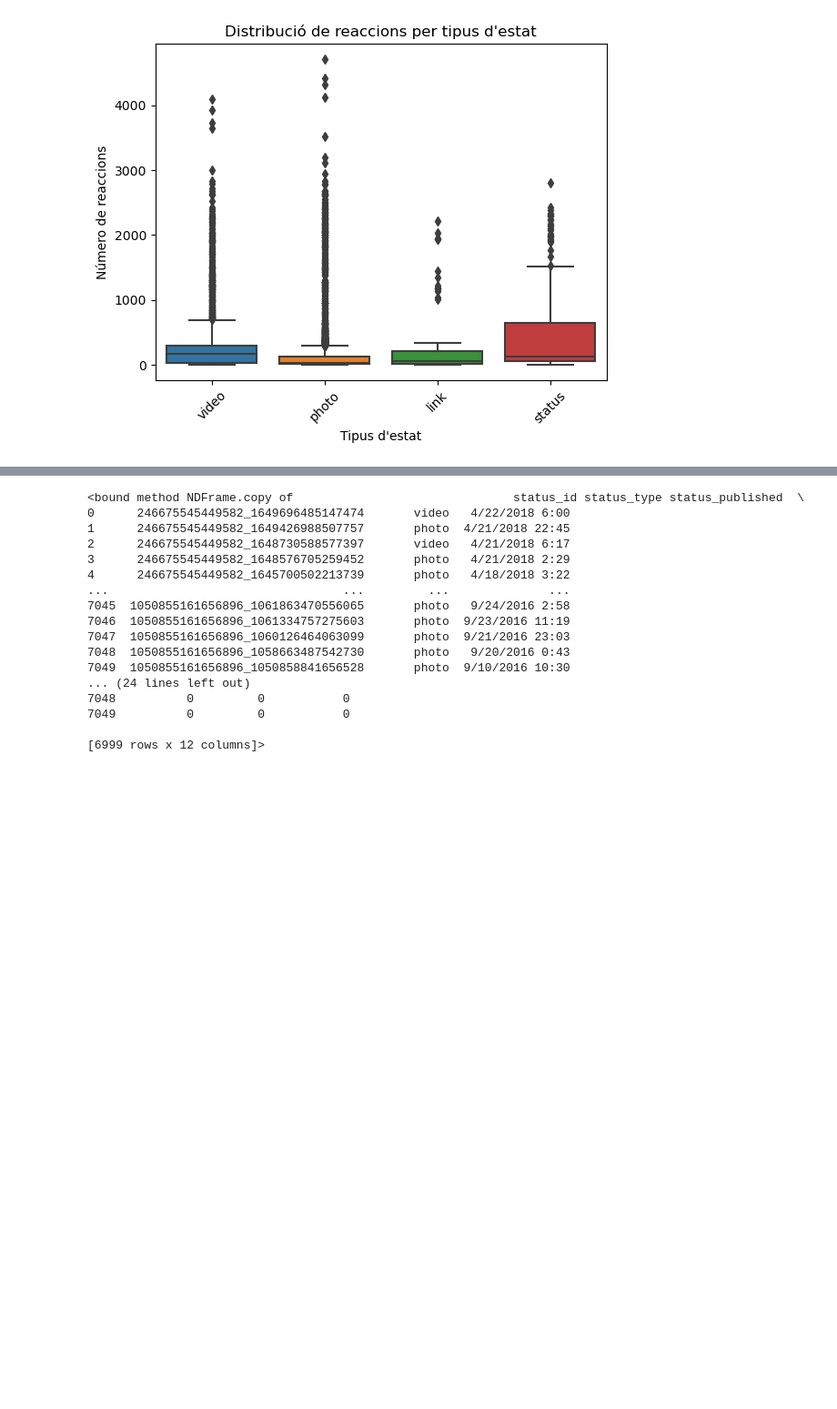
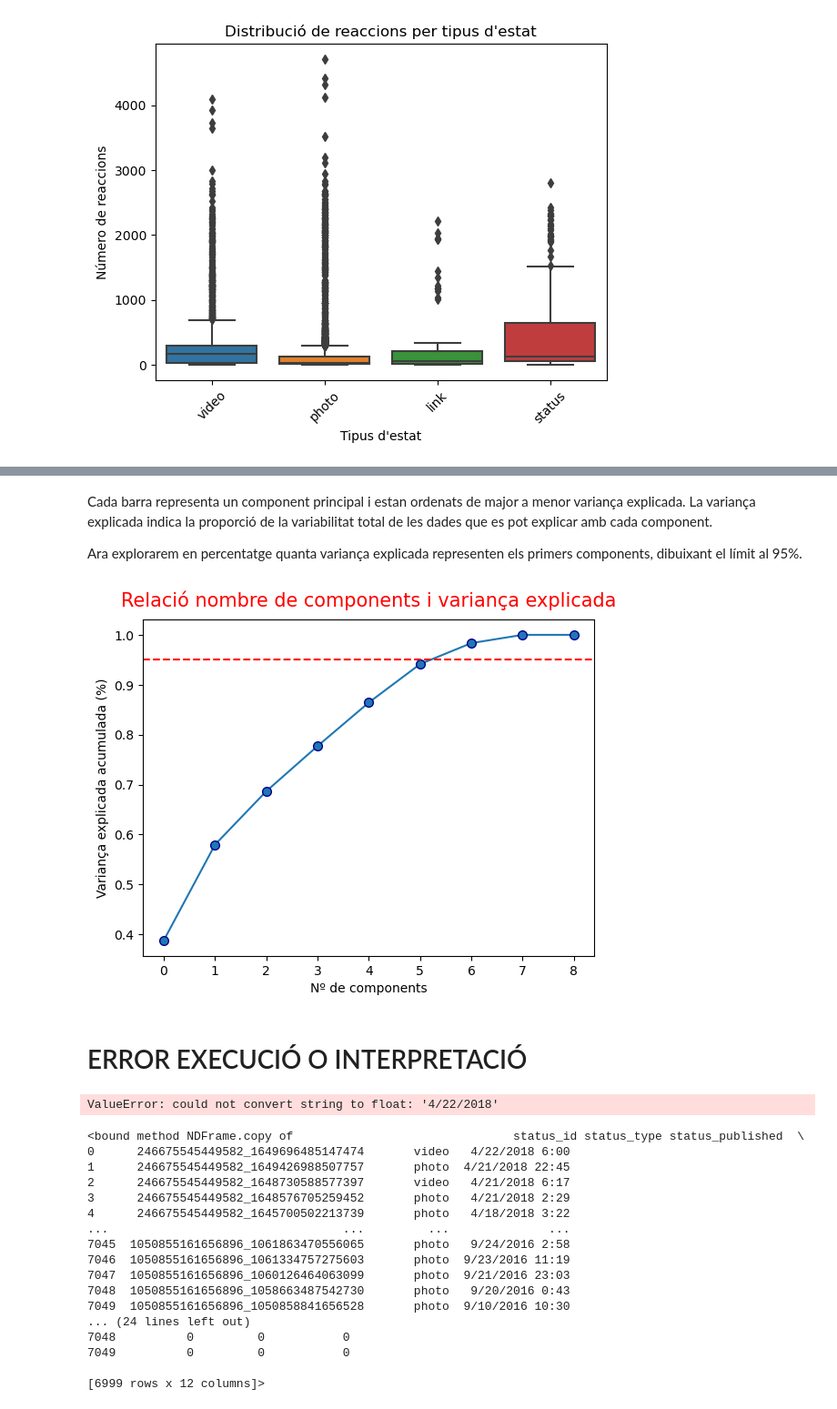
Before and after one commit to edaimon/ML_unsupervised, a Jupyter notebook: T8.1.ipynb, the cells around one changed output, grey strips where cells are left out. Shown at 91% size. Saved outputs shown, nothing was run; the diff lists cells and outputs as text; code cells hidden in the pictures; blank space fills up the shorter version.

```diff
--- a/T8.1.ipynb
+++ b/T8.1.ipynb
@@ -321,3 +546,40 @@ plt.show()
+# %% [markdown]
+Cada barra representa un component principal i estan ordenats de major a menor variança explicada.
+La variança explicada indica la proporció de la variabilitat total de les dades que es pot explicar amb cada component.
+
+Ara explorarem en percentatge quanta variança explicada representen els primers components, dibuixant el límit al 95%.
+# %%
+# Exploració de la variància explicada
+explained_variance = pca.explained_variance_ratio_
+plt.plot(np.cumsum(explained_variance), marker="o", markersize=7, markeredgecolor='darkblue')
+plt.axhline(0.95, color="red", linestyle="--")
+
+plt.xlabel('Nº de components')
+plt.ylabel('Variança explicada acumulada (%)')
+plt.title("Relació nombre de components i variança explicada", fontsize=15, pad=10, color='red')
+
+plt.show()
+# %% [output]
+[figure, added]
+# %% [markdown]
+# ERROR EXECUCIÓ O INTERPRETACIÓ
+# %%
+from sklearn.decomposition import PCA
+
+# Ajustar el PCA
+pca = PCA().fit(df)
+
+plt.figure(figsize=(10, 7))
+plt.plot(np.cumsum(pca.explained_variance_ratio_), marker="o", markersize=7, markeredgecolor='darkblue')
+plt.axhline(0.95, color="red", linestyle="--")
+
+plt.xlabel('Nº de components')
+plt.ylabel('Variança explicada acumulada (%)')
+plt.title("Relació nombre de components i variança explicada", fontsize=15, pad=10, color='red')
+
+plt.show()
+# %% [output]
+ValueError: could not convert string to float: '4/22/2018'
 # %%
 'num_reactions',
        'num_comments', 'num_shares', 'num_likes', 'num_loves', 'num_wows',
```
Also changed, not shown: parts of 25 cells of this notebook.
